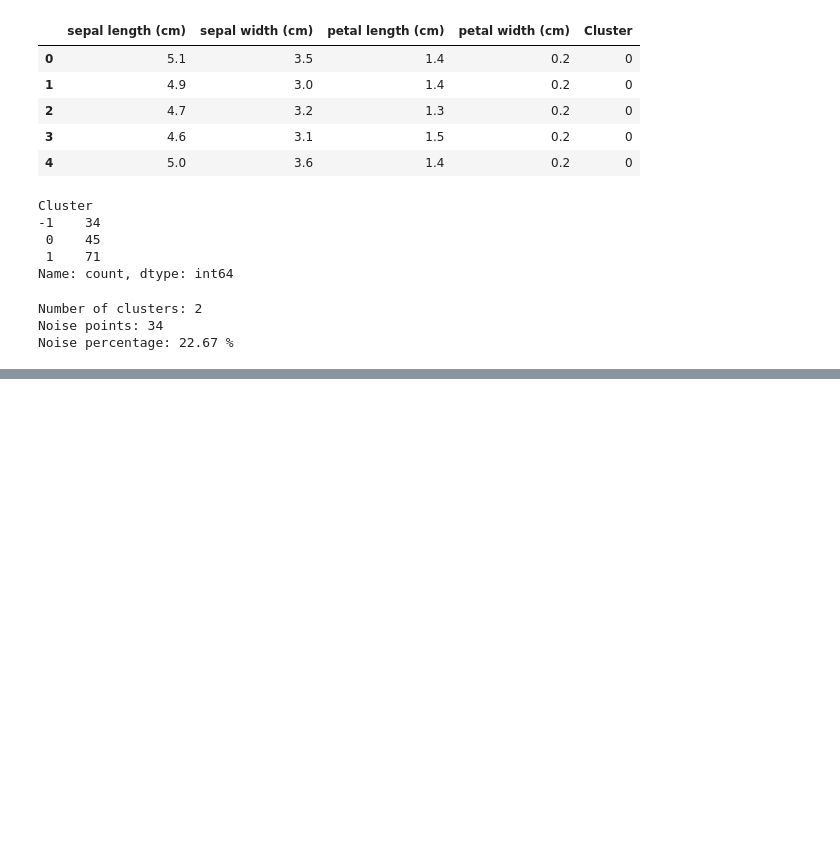
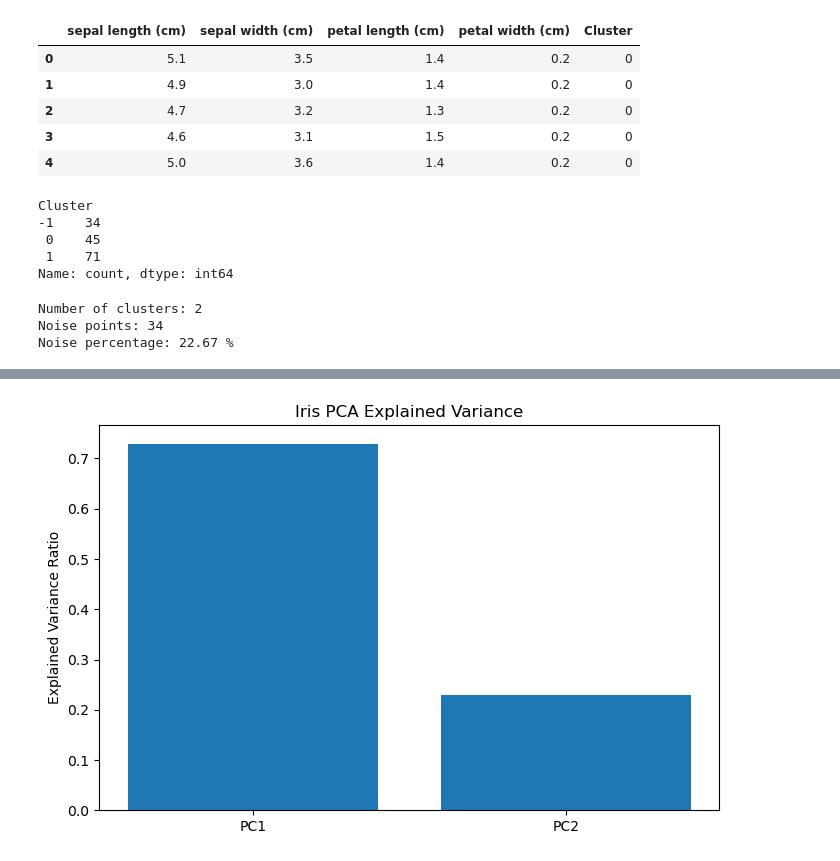
Before and after one commit to Gyrith/Machine-Learning-Models, a Jupyter notebook: Unsupervised Learning/DBSCAN Clustering.ipynb, the cells around one changed output, grey strips where cells are left out. Saved outputs shown, nothing was run; the diff lists cells and outputs as text; code cells hidden in the pictures; blank space fills up the shorter version.

```diff
--- a/Unsupervised Learning/DBSCAN Clustering.ipynb
+++ b/Unsupervised Learning/DBSCAN Clustering.ipynb
@@ -591,0 +736,13 @@ Noise percentage: 22.67 %
+# %%
+plt.figure(figsize=(8, 5))
+
+plt.bar(
+    ['PC1', 'PC2'],
+    pca_iris.explained_variance_ratio_
+)
+
+plt.title("Iris PCA Explained Variance")
+plt.ylabel("Explained Variance Ratio")
+plt.show()
+# %% [output]
+[figure, added]
```
Also changed, not shown: parts of 8 cells of this notebook.
